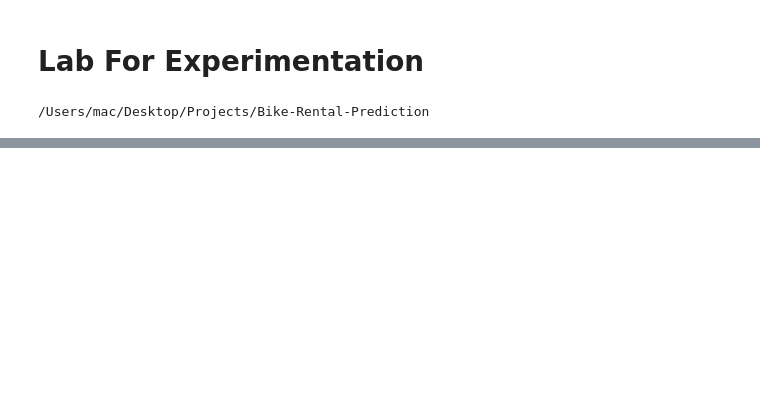
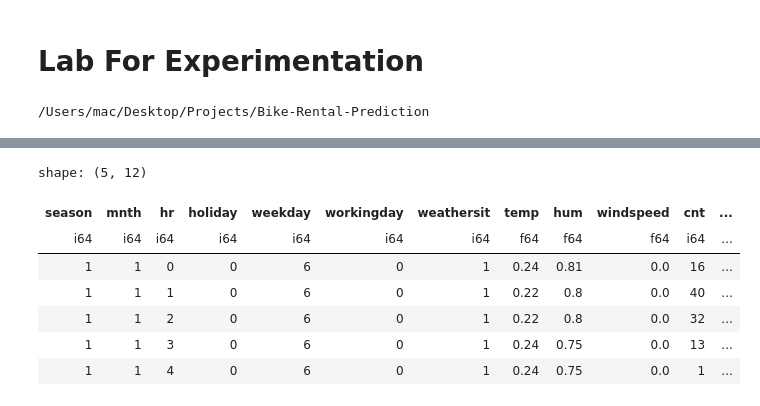
Before and after one commit to chineidu/Bike-Rental-Prediction, a Jupyter notebook: notebooks/00-lab.ipynb, the cells around one changed output, grey strips where cells are left out. Drawn from its saved outputs; the diff is of its cells as text; code cells hidden in the pictures; blank space fills up the shorter version.

```diff
--- a/notebooks/00-lab.ipynb
+++ b/notebooks/00-lab.ipynb
@@ -125,0 +523,5 @@ data_validator(pandas_df)
+# %%
+columns_to_drop: list[str] = ["yr", "atemp", "casual", "registered", "datetime"]
+df: pl.DataFrame = data.clone().drop(columns_to_drop)
+
+df.head(3)
@@ -125,0 +535,16 @@ data_validator(pandas_df)
+# %%
+# Shift the `cnt` column by one hour to create the target variable
+# i.e. predict the next hour's demand based on current and past data
+df = df.with_columns(pl.col("cnt").shift(-1).alias("target")).with_columns(
+    pl.col("target").fill_null(strategy="forward")
+)
+df.head()
+# %% [output]
+shape: (5, 12)
+| season | mnth | hr | holiday | weekday | workingday | weathersit | temp | hum | windspeed | cnt | ... |
+| i64 | i64 | i64 | i64 | i64 | i64 | i64 | f64 | f64 | f64 | i64 | ... |
+| 1 | 1 | 0 | 0 | 6 | 0 | 1 | 0.24 | 0.81 | 0.0 | 16 | ... |
+| 1 | 1 | 1 | 0 | 6 | 0 | 1 | 0.22 | 0.8 | 0.0 | 40 | ... |
+| 1 | 1 | 2 | 0 | 6 | 0 | 1 | 0.22 | 0.8 | 0.0 | 32 | ... |
+| 1 | 1 | 3 | 0 | 6 | 0 | 1 | 0.24 | 0.75 | 0.0 | 13 | ... |
+| 1 | 1 | 4 | 0 | 6 | 0 | 1 | 0.24 | 0.75 | 0.0 | 1 | ... |
```
Also changed, not shown: parts of 42 cells of this notebook, 3 other files.
